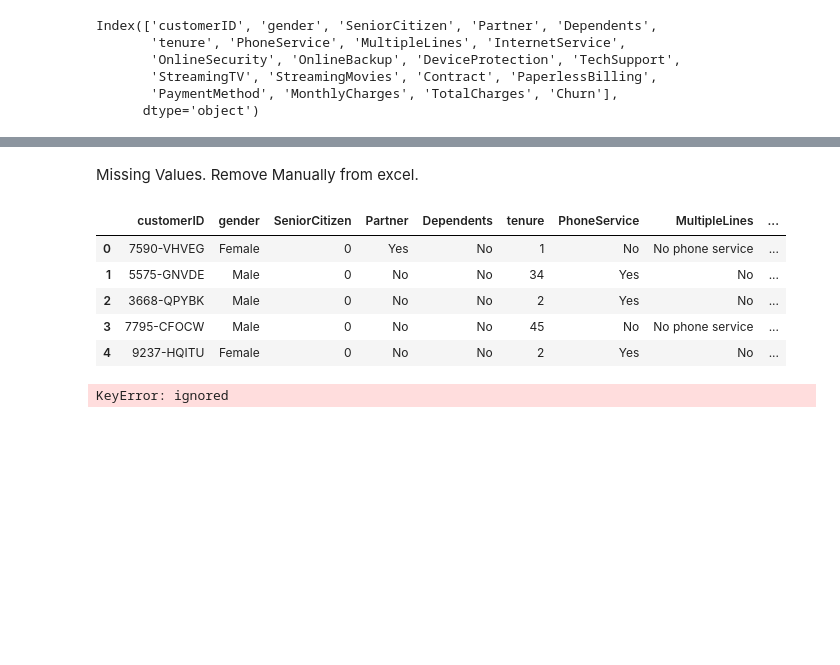
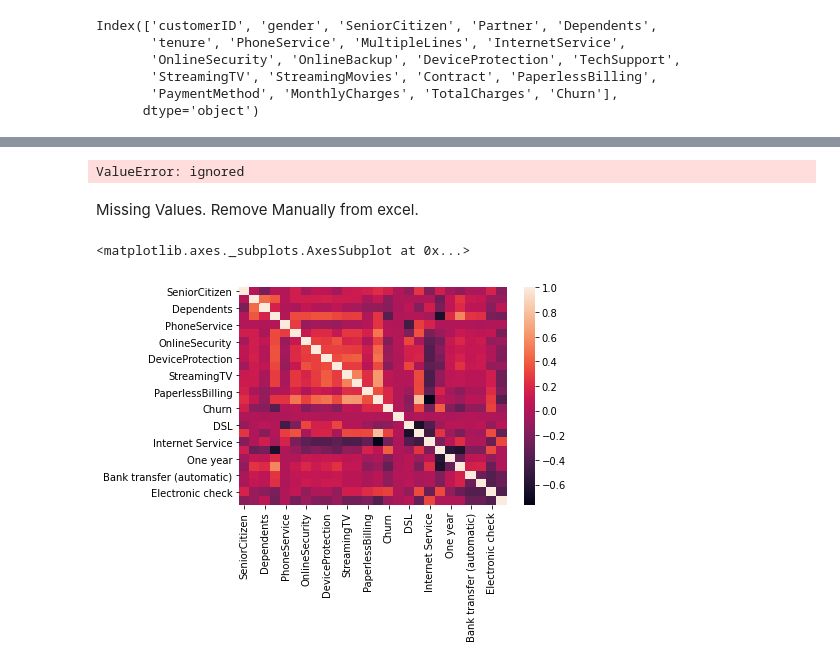
Before and after one commit to anmolsabharwal/Kaggle, a Jupyter notebook: CI.ipynb, the cells around one changed output, grey strips where cells are left out. Cells and saved outputs as stored; diff of their text form; code cells hidden in the pictures; blank space fills up the shorter version.

```diff
--- a/CI.ipynb
+++ b/CI.ipynb
@@ -81,0 +181,5 @@ ValueError: ignored
+# %%
+contract=pd.get_dummies(ci['Contract'])
+ci=pd.concat([ci,contract],axis=1)
+ci=ci.drop('Contract',axis=1)
+ci.head()
@@ -81,0 +193,5 @@ ValueError: ignored
+# %%
+payment=pd.get_dummies(ci['PaymentMethod'])
+ci=pd.concat([ci,payment],axis=1)
+ci=ci.drop('PaymentMethod',axis=1)
+ci.head()
@@ -81,0 +205,4 @@ ValueError: ignored
+# %%
+#filling blank cells
+ci['TotalCharges'].replace('', np.nan, inplace= True)
+ci
@@ -81,0 +223,8 @@ ValueError: ignored
+# %%
+# Importing the SimpleImputer class
+from sklearn.impute import SimpleImputer
+imputer = SimpleImputer(missing_values = np.nan,
+                        strategy ='mean')
+imputer = imputer.fit(ci['TotalCharges'])
+# %% [output]
+ValueError: ignored
@@ -82,17 +233,2 @@ ValueError: ignored
 # %% [markdown]
 Missing Values. Remove Manually from excel.
-# %%
-home=pd.get_dummies(ci['gender'])
-ci=pd.concat([ci,home],axis=1)
-ci.head()
-# %% [output]
-|  | customerID | gender | SeniorCitizen | Partner | Dependents | tenure | PhoneService | MultipleLines | ... |
-| 0 | 7590-VHVEG | Female | 0 | Yes | No | 1 | No | No phone service | ... |
-| 1 | 5575-GNVDE | Male | 0 | No | No | 34 | Yes | No | ... |
-| 2 | 3668-QPYBK | Male | 0 | No | No | 2 | Yes | No | ... |
-| 3 | 7795-CFOCW | Male | 0 | No | No | 45 | No | No phone service | ... |
-| 4 | 9237-HQITU | Female | 0 | No | No | 2 | Yes | No | ... |
-# %%
-ci.drop(['gender','customerID'],axis=1,inplace=True)
-# %% [output]
-KeyError: ignored
@@ -98,0 +237,5 @@ KeyError: ignored
+# %%
+sns.heatmap(ci.corr())
+# %% [output]
+<matplotlib.axes._subplots.AxesSubplot at 0x...>
+[figure, added]
```
Also changed, not shown: parts of 19 cells of this notebook.
